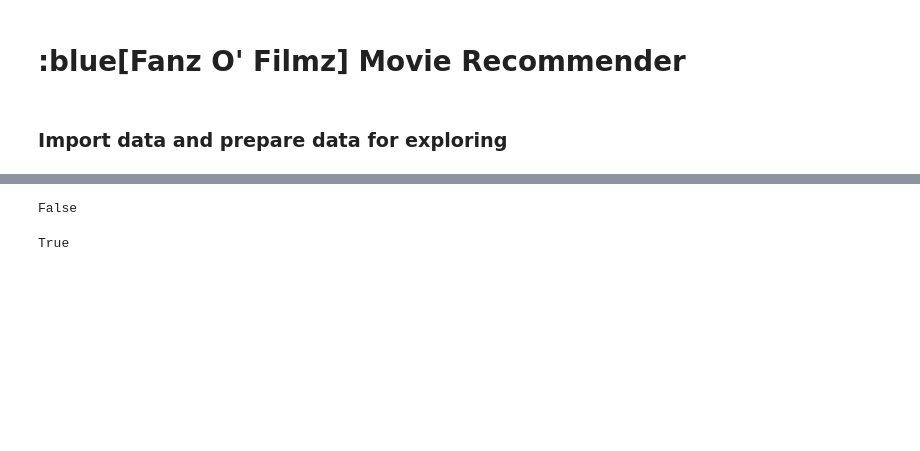
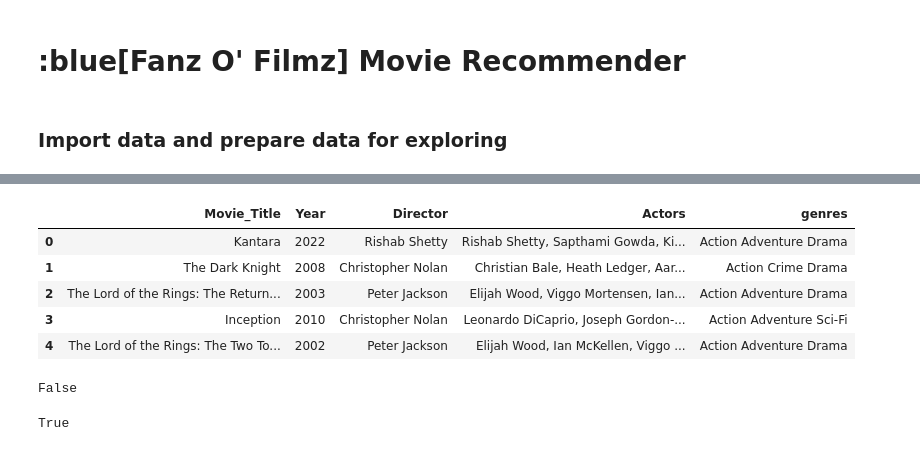
Before and after one commit to SunLongAn/TestMovieRec2, a Jupyter notebook: movie-rec.ipynb, the cells around one changed output, grey strips where cells are left out. Cells and saved outputs as stored; diff of their text form; code cells hidden in the pictures; blank space fills up the shorter version.

```diff
--- a/movie-rec.ipynb
+++ b/movie-rec.ipynb
@@ -62,6 +91,15 @@ movies['genres'] = combine_genres(movies)
 
 # drop original genre columns - no longer needed
 movies = movies.drop(columns = ['main_genre', 'side_genre'])
+# %%
+movies.head()
+# %% [output]
+|  | Movie_Title | Year | Director | Actors | genres |
+| 0 | Kantara | 2022 | Rishab Shetty | Rishab Shetty, Sapthami Gowda, Ki... | Action Adventure Drama |
+| 1 | The Dark Knight | 2008 | Christopher Nolan | Christian Bale, Heath Ledger, Aar... | Action Crime Drama |
+| 2 | The Lord of the Rings: The Return... | 2003 | Peter Jackson | Elijah Wood, Viggo Mortensen, Ian... | Action Adventure Drama |
+| 3 | Inception | 2010 | Christopher Nolan | Leonardo DiCaprio, Joseph Gordon-... | Action Adventure Sci-Fi |
+| 4 | The Lord of the Rings: The Two To... | 2002 | Peter Jackson | Elijah Wood, Ian McKellen, Viggo ... | Action Adventure Drama |
 # %%
 # |exporti
 
```
Also changed, not shown: parts of 13 cells of this notebook, 2 other files.
